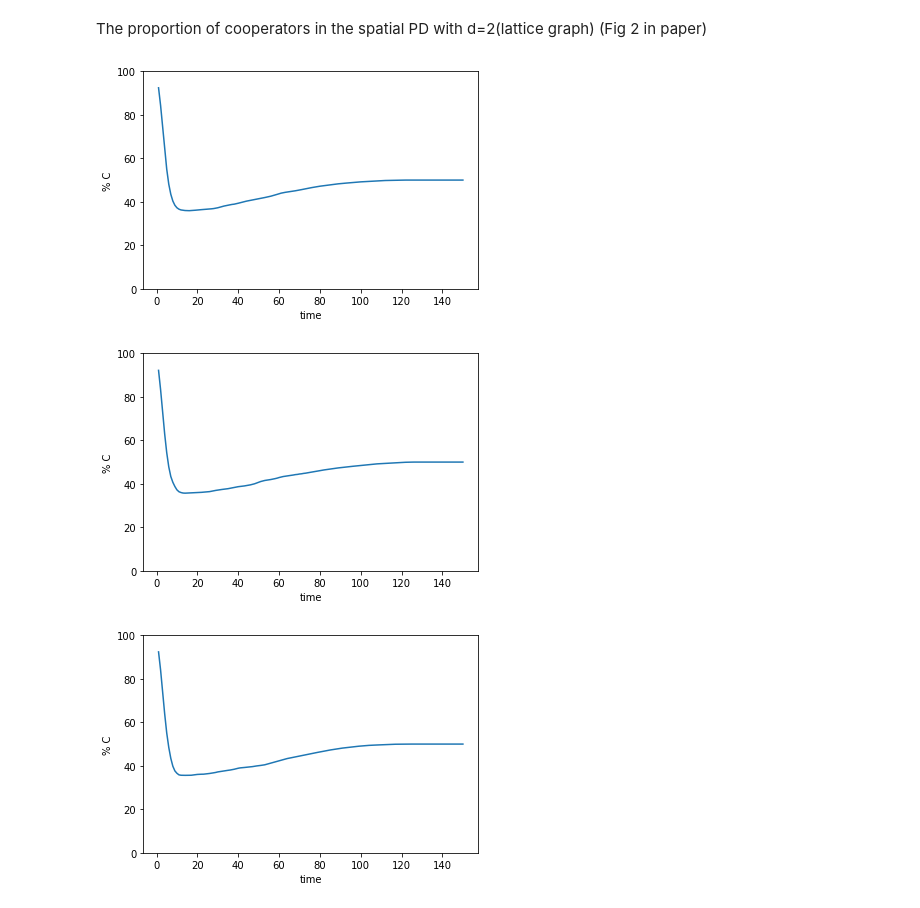
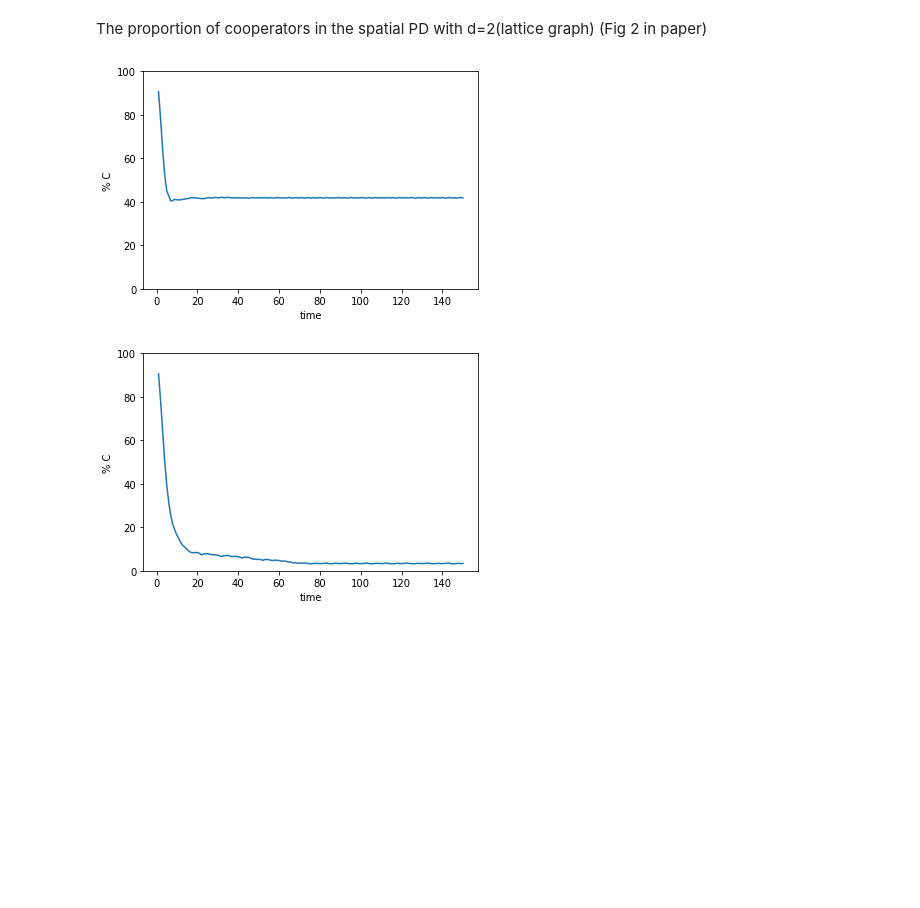
Before and after one commit to nrivkin/ComplexityNetworkProject, a Jupyter notebook: reports/Test_suite.ipynb, the cells around one changed output. Drawn from its saved outputs; the diff is of its cells as text; code cells hidden in the pictures; blank space fills up the shorter version.

```diff
--- a/reports/Test_suite.ipynb
+++ b/reports/Test_suite.ipynb
@@ -110,7 +110,7 @@ def flip(p):
     return np.random.random() < p
 # %%
 class Node:
-    C, D = 'C', 'D'
+    C, D = 1, 0
     T, R, P, S = 3, 1, 0, 0
 
     def __init__(self, state: str):
@@ -121,7 +121,7 @@ class Node:
         self.score = 0  # will hold value calculated based on prisoners dilemma
 
     @classmethod
-    def is_cooperator_state(cls, state: str):
+    def is_cooperator_state(cls, state):
         return state == cls.C
 
     def is_cooperator(self):
@@ -137,11 +137,23 @@ class Node:
     #  neighbors: The list of Node object
     def play_pd(self, neighbors):
         self.reset_score()
-        for neighbor in neighbors:
-            self.add_score(self.pd_score(neighbor.state))
+        neighbor_scores = [neighbor.state for neighbor in neighbors]
+        self.add_score(self.pd_scores(neighbor_scores))
+        #for neighbor in neighbors:
+        #    self.add_score(self.pd_score(neighbor.state))
+
+    # calculate single PDs scores for a node.
+    def pd_scores(self, scores):
+        num = len(scores)
+        cnum = sum(scores)
+        if self.is_cooperator():
+            return cnum * Node.R + (num - cnum) * Node.S
+        else:
+            return cnum * Node.T + (num - cnum) * Node.P
 
     # play single PD
-    def pd_score(self, neighbor_state: str):
+    # not used
+    def pd_score(self, neighbor_state):
         if self.is_cooperator():
             if self.is_cooperator_state(neighbor_state):
                 return Node.R
@@ -181,7 +193,7 @@ class TestBench:
 
     def initialize(self):
         cooperators = random.sample(range(self.n), int(self.n * self.c0))
-        self.nodes = [Node('C') if i in cooperators else Node('D') for i in range(self.n)]
+        self.nodes = [Node(Node.C) if i in cooperators else Node(Node.D) for i in range(self.n)]
         self.ratio = list()
 
     def step(self):
@@ -239,10 +249,9 @@ time_ratio_graph(n=3600, k=8, graph_type='regular', c0=0.995, N=200, M=4, T=3, R
 The proportion of cooperators in the spatial PD with d=2(lattice graph)
 (Fig 2 in paper)
 # %%
-time_ratio_graph(n=3600, k=60, graph_type='lattice', c0=0.98, N=150, M=2, T=8, R=1, P=0, S=0)
-time_ratio_graph(n=3600, k=60, graph_type='lattice', c0=0.98, N=150, M=2, T=10, R=1, P=0, S=0)
-time_ratio_graph(n=3600, k=60, graph_type='lattice', c0=0.98, N=150, M=2, T=15, R=1, P=0, S=0)
+time_ratio_graph(n=3600, k=60, graph_type='lattice', c0=0.98, N=150, M=2, T=1.999, R=1, P=0, S=0)
+time_ratio_graph(n=3600, k=60, graph_type='lattice', c0=0.98, N=150, M=2, T=2, R=1, P=0, S=0)
+#time_ratio_graph(n=3600, k=60, graph_type='lattice', c0=0.98, N=150, M=2, T=2.01, R=1, P=0, S=0)
 # %% [output]
-[figure, old version]
+[figure, new version]
-[figure, old version]
+[figure, new version]
-[figure, removed]
```
Also changed, not shown: parts of 1 cell of this notebook.
